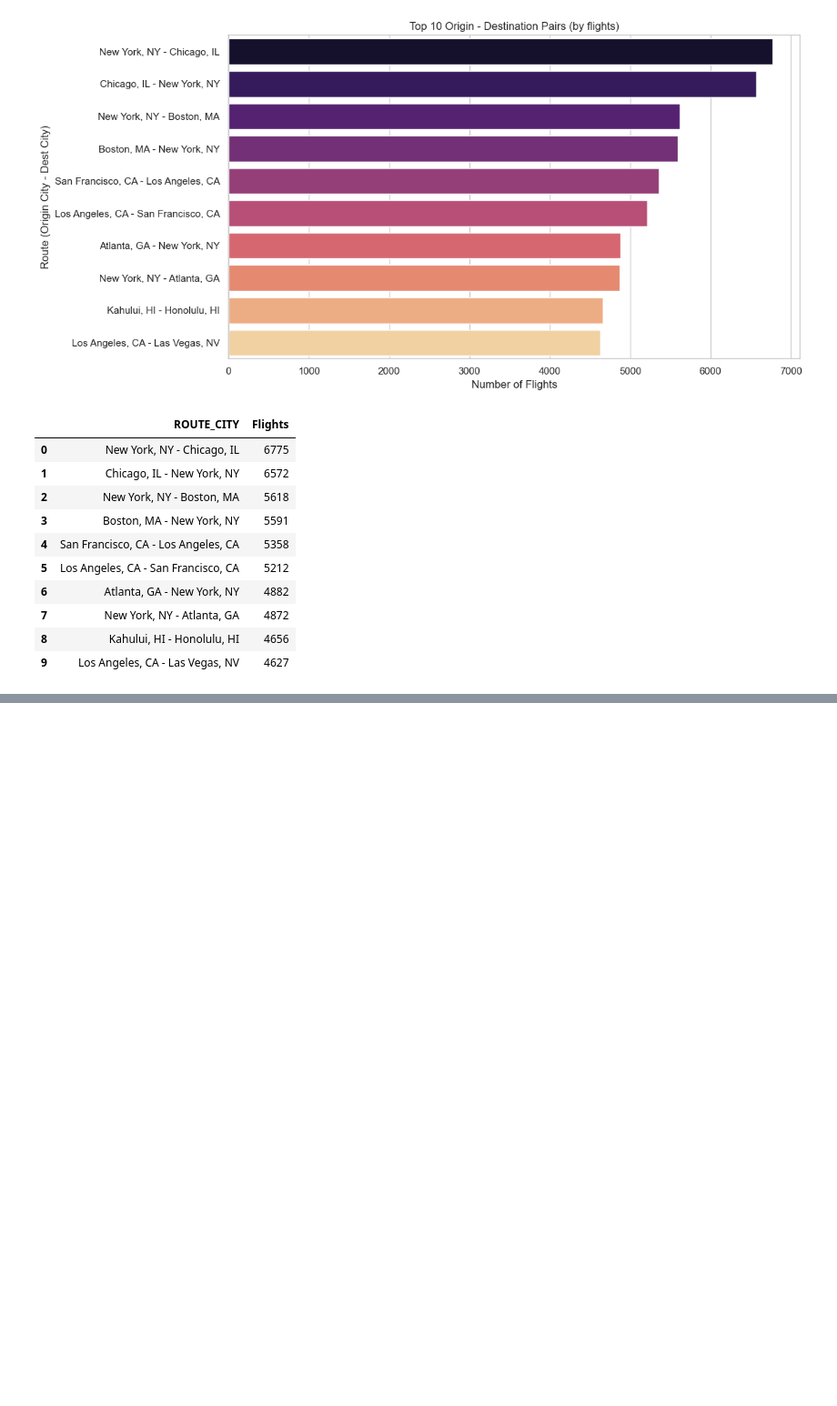
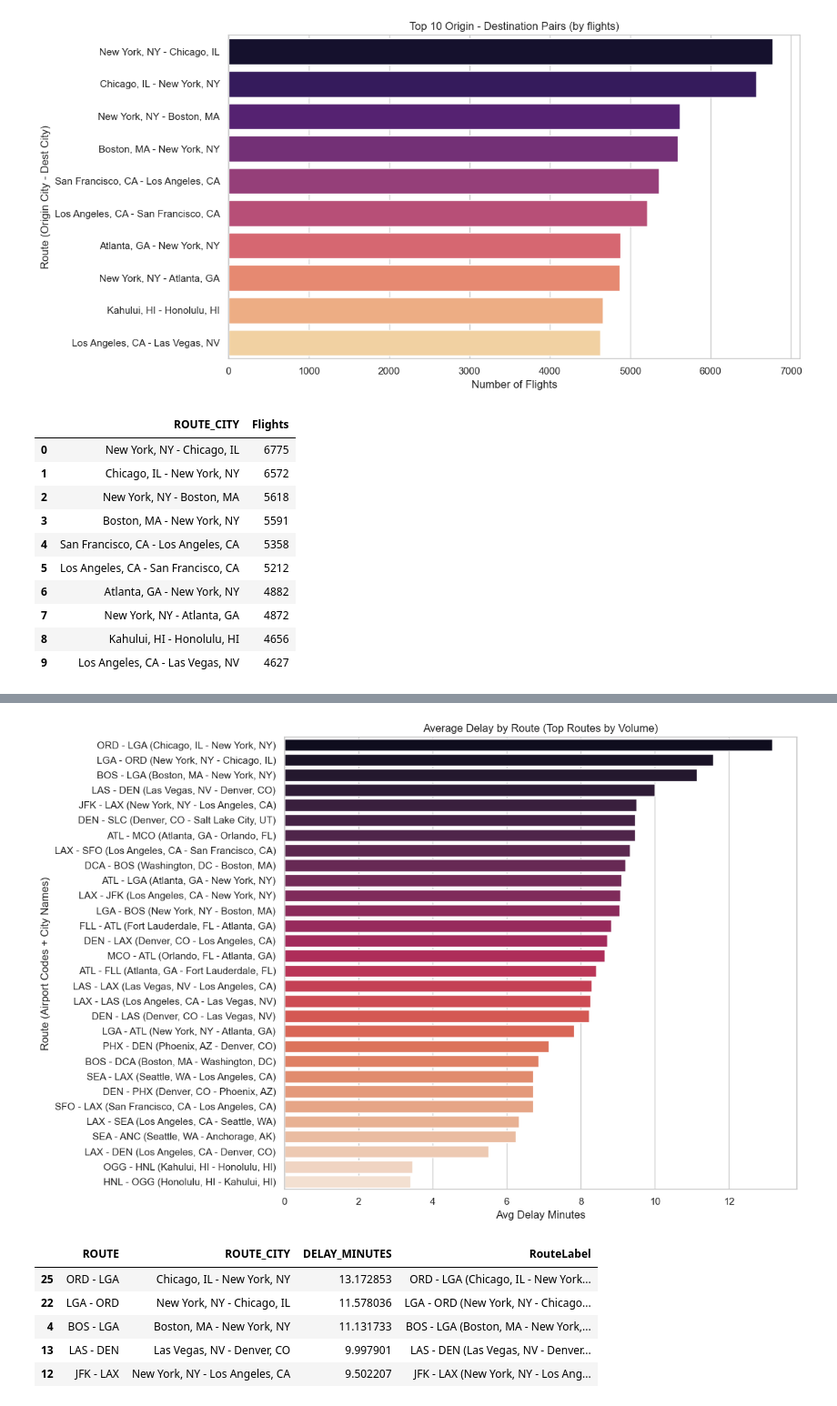
Before and after one commit to ryadavnitb/Batch-7, a Jupyter notebook: Airfly-Insights.ipynb, the cells around one changed output, grey strips where cells are left out. Shown at 91% size. Saved outputs shown, nothing was run; the diff lists cells and outputs as text; code cells hidden in the pictures; blank space fills up the shorter version.

```diff
--- a/Airfly-Insights.ipynb
+++ b/Airfly-Insights.ipynb
@@ -708,0 +731,39 @@ top_od
+# %%
+# Average delay for exact ROUTE (airport codes) - show top 30 routes
+top_routes = df['ROUTE'].value_counts().head(30).index
+route_delay = df[df['ROUTE'].isin(top_routes)].groupby('ROUTE')['DELAY_MINUTES'].mean().sort_values(ascending=False)
+
+# Take top 30 busiest routes
+top_routes = df['ROUTE'].value_counts().head(30).index
+
+# Compute avg delay
+route_delay = (
+    df[df['ROUTE'].isin(top_routes)]
+    .groupby(['ROUTE','ROUTE_CITY'])['DELAY_MINUTES']
+    .mean()
+    .reset_index()
+    .sort_values('DELAY_MINUTES', ascending=False)
+)
+
+# Merge city info into a single label
+route_delay['RouteLabel'] = route_delay['ROUTE'] + " (" + route_delay['ROUTE_CITY'] + ")"
+
+# Plot
+plt.figure(figsize=(12,8))
+sns.barplot(x='DELAY_MINUTES', y='RouteLabel', data=route_delay, palette='rocket')
+plt.xlabel('Avg Delay Minutes')
+plt.ylabel('Route (Airport Codes + City Names)')
+plt.title('Average Delay by Route (Top Routes by Volume)')
+plt.tight_layout()
+plt.show()
+
+# Show sample table
+route_delay.head()
+# %% [output]
+[figure, added]
+|  | ROUTE | ROUTE_CITY | DELAY_MINUTES | RouteLabel |
+| 25 | ORD - LGA | Chicago, IL - New York, NY | 13.172853 | ORD - LGA (Chicago, IL - New York... |
+| 22 | LGA - ORD | New York, NY - Chicago, IL | 11.578036 | LGA - ORD (New York, NY - Chicago... |
+| 4 | BOS - LGA | Boston, MA - New York, NY | 11.131733 | BOS - LGA (Boston, MA - New York,... |
+| 13 | LAS - DEN | Las Vegas, NV - Denver, CO | 9.997901 | LAS - DEN (Las Vegas, NV - Denver... |
+| 12 | JFK - LAX | New York, NY - Los Angeles, CA | 9.502207 | JFK - LAX (New York, NY - Los Ang... |
```
Also changed, not shown: parts of 12 cells of this notebook.
